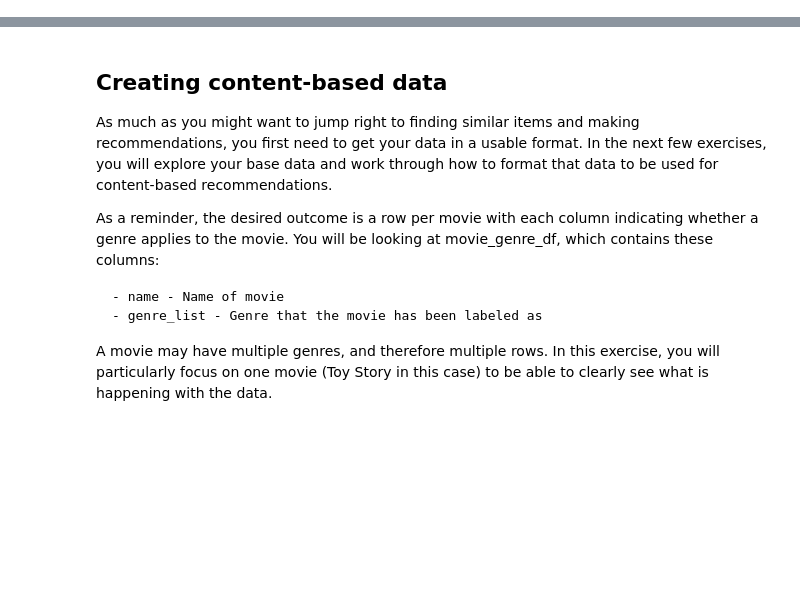
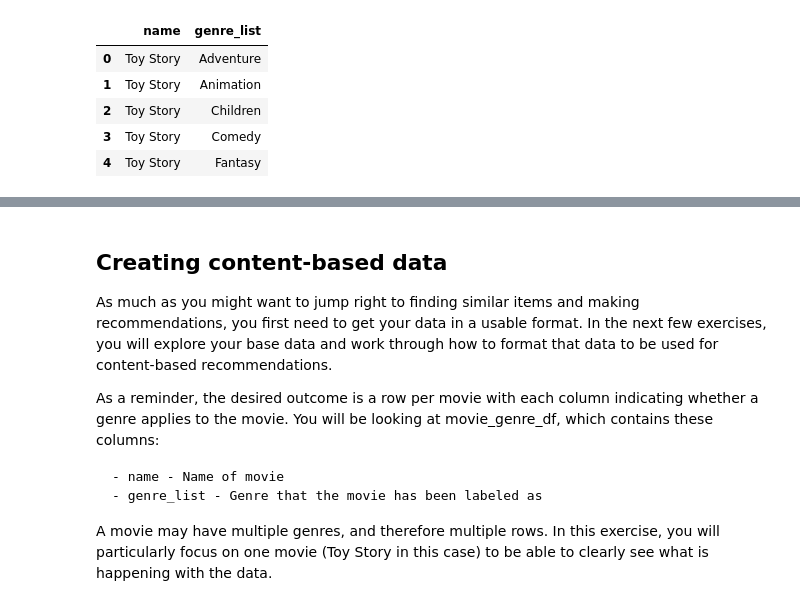
Before and after one commit to cstone157/jupyter_datacamp, a Jupyter notebook: courses/building_recommendation_engines_in_python/02-content-based_recommendations.ipynb, the cells around one changed output, grey strips where cells are left out. Saved outputs shown, nothing was run; the diff lists cells and outputs as text; code cells hidden in the pictures; blank space fills up the shorter version.

```diff
--- a/courses/building_recommendation_engines_in_python/02-content-based_recommendations.ipynb
+++ b/courses/building_recommendation_engines_in_python/02-content-based_recommendations.ipynb
@@ -0,0 +15,24 @@
+# %%
+## Prepare the title column by removing the year
+movie_genre_df = movies_org.copy()
+movie_genre_df['title'] = movie_genre_df['title'].str.replace(r'\(\d{4}\)', '', regex=True)
+
+## Drop the na, and then strip/trim the title column
+movie_genre_df = movie_genre_df.dropna().copy()
+movie_genre_df['title'] = movie_genre_df['title'].str.strip()
+
+## Split the genres
+movie_genre_df['genres'] = movie_genre_df['genres'].str.split('[|]')
+movie_genre_df = movie_genre_df.explode('genres').reset_index(drop=True)
+movie_genre_df["name"] = movie_genre_df["title"]
+movie_genre_df["genre_list"] = movie_genre_df["genres"]
+movie_genre_df = movie_genre_df[["name", "genre_list"]]
+
+movie_genre_df.head()
+# %% [output]
+|  | name | genre_list |
+| 0 | Toy Story | Adventure |
+| 1 | Toy Story | Animation |
+| 2 | Toy Story | Children |
+| 3 | Toy Story | Comedy |
+| 4 | Toy Story | Fantasy |
```
Also changed, not shown: parts of 9 cells of this notebook, 1 other file.
